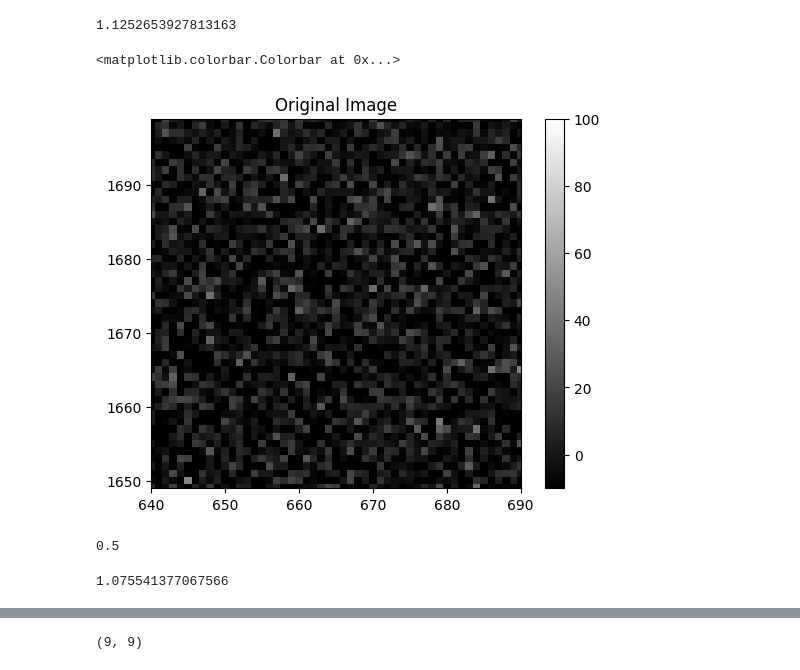
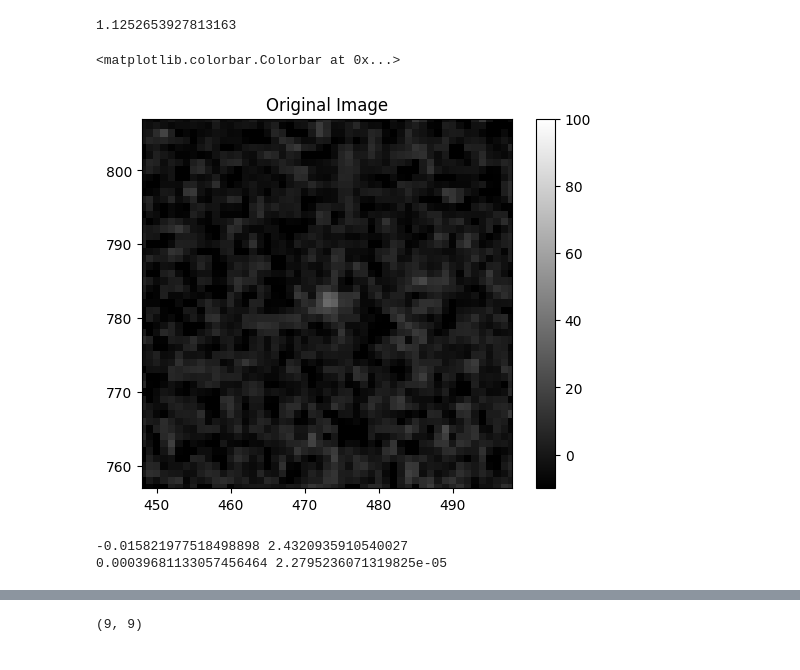
Before and after one commit to miguelralarcon/kbmod_atlas, a Jupyter notebook: lab/atlas.ipynb, the cells around one changed output, grey strips where cells are left out. Saved outputs shown, nothing was run; the diff lists cells and outputs as text; code cells hidden in the pictures.

```diff
--- a/lab/atlas.ipynb
+++ b/lab/atlas.ipynb
@@ -1738,30 +831,21 @@ from copy import deepcopy
 1.1252653927813163
 # %%
 stack = st_ori
-im = stack.get_images()[0]
+im = stack.get_images()[-1]
 a = im.get_science()
-x_center, y_center = 665, 1674
+x_center, y_center = 473, 782
 area = 50
 plt.imshow(a, cmap="gray", vmin=-10, vmax=100)
 plt.title("Original Image")
 plt.xlim(x_center-area/2, x_center+area/2)
 plt.ylim(y_center-area/2, y_center+area/2)
 plt.colorbar()
 # %% [output]
 <matplotlib.colorbar.Colorbar at 0x...>
-[figure, old version]
+[figure, new version]
-# %%
-im.get_psf().get_stdev()
-
-
-    ax[i].imshow(a, cmap="gray", vmin=-1, vmax=4, label='PSF='+str(psf))
-    ax[i].xlim(x_center-area/2, x_center+area/2)
-    ax[i].ylim(y_center-area/2, y_center+area/2)
-    ax[i].colorbar()
-# %% [output]
-0.5
-# %%
-im = st_ori.get_images()[0]
-im.get_psf().get_stdev()
-# %% [output]
-1.075541377067566
+# %%
+print(np.median(a.get_all_pixels()), np.std(a.get_all_pixels()))
+print(np.median(b.get_all_pixels()), np.std(b.get_all_pixels()))
+# %% [output]
+-0.015821977518498898 2.4320935910540027
+0.00039681133057456464 2.2795236071319825e-05
```
Also changed, not shown: parts of 37 cells of this notebook, 9 other files.
